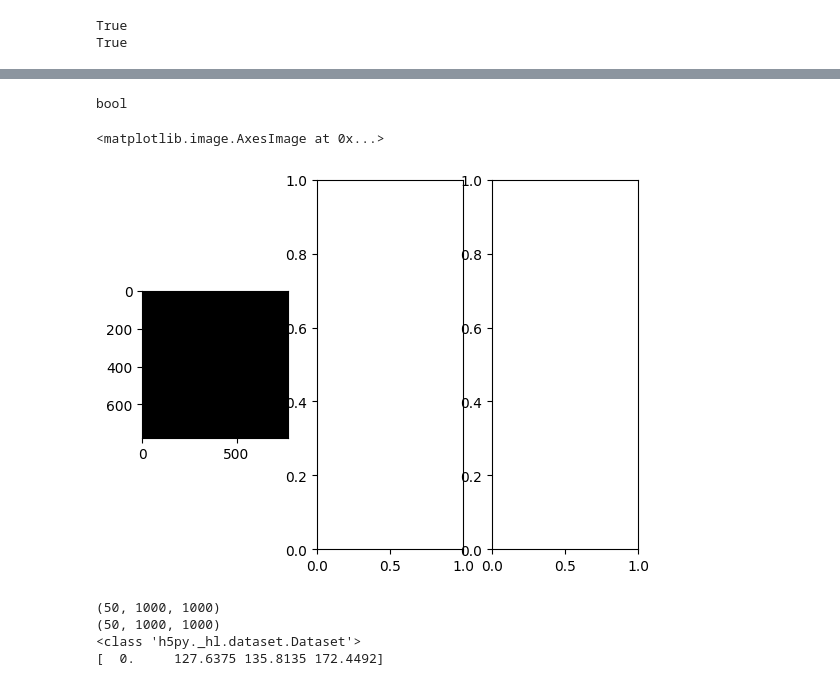
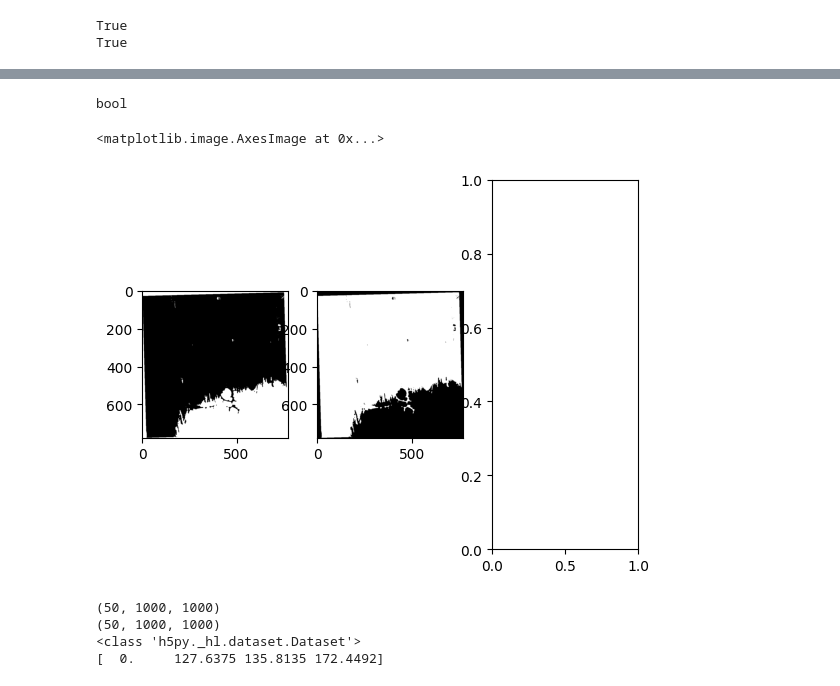
Before and after one commit to choROPeNt/3dseg, a Jupyter notebook: notebooks/vol_show.ipynb, the cells around one changed output, grey strips where cells are left out. Saved outputs shown, nothing was run; the diff lists cells and outputs as text; code cells hidden in the pictures.

```diff
--- a/notebooks/vol_show.ipynb
+++ b/notebooks/vol_show.ipynb
@@ -26,20 +26,20 @@ dtype of masks bool
 shape of raw (204, 778, 773)
 dtype of raw float64
 # %%
-slice = 100
+slice = 50
 predictions = np.array(f1['masks'])
 
 print(predictions.dtype)
 
 
 fig, ax = plt.subplots(1,3)
 ax[0].imshow(predictions[0,slice,:,:],cmap='gray')
-# ax[1].imshow(predictions[1,slice,:,:],cmap='gray')
+ax[1].imshow(predictions[1,slice,:,:],cmap='gray')
 # ax[2].imshow(predictions[2,slice,:,:],cmap='gray')
 # %% [output]
 bool
 <matplotlib.image.AxesImage at 0x...>
-[figure, old version]
+[figure, new version]
 # %%
 vol  = f1['raw']
 label =f1['label']
```
Also changed, not shown: parts of 1 cell of this notebook.
